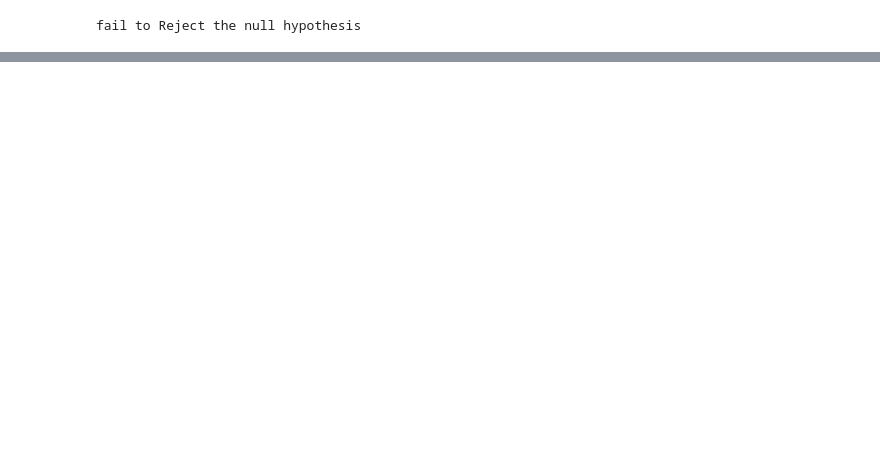
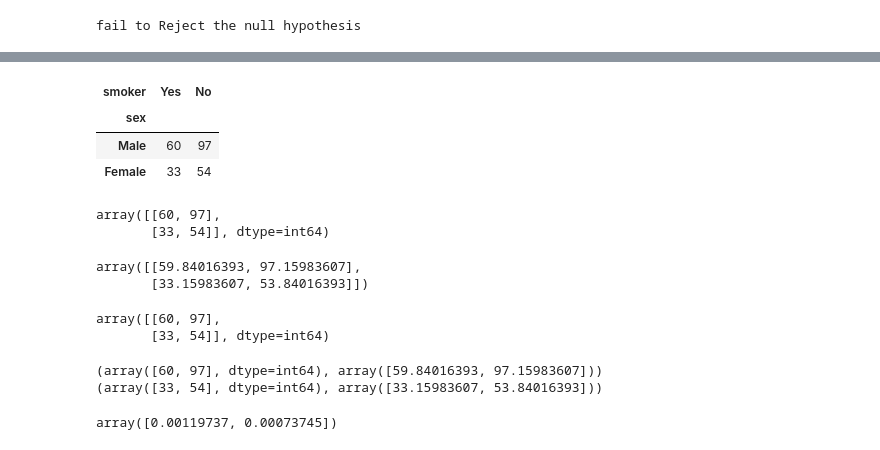
Before and after one commit to azaz9026/Python_library_NumPy, a Jupyter notebook: Stats Implementation/stats_implementation2.ipynb, the cells around one changed output, grey strips where cells are left out. Saved outputs shown, nothing was run; the diff lists cells and outputs as text; code cells hidden in the pictures; blank space fills up the shorter version.

```diff
--- a/Stats Implementation/stats_implementation2.ipynb
+++ b/Stats Implementation/stats_implementation2.ipynb
@@ -198,0 +291,44 @@ fail to Reject the null hypothesis
+# %%
+data_table = pd.crosstab(data['sex'] , data['smoker'])   # using chisquare chi_critical method--------------------------------
+data_table
+# %% [output]
+| smoker | Yes | No |
+| sex |  |  |
+| Male | 60 | 97 |
+| Female | 33 | 54 |
+# %%
+observed_values = data_table.values
+observed_values
+# %% [output]
+array([[60, 97],
+       [33, 54]], dtype=int64)
+# %%
+import scipy.stats as  stats
+
+stats_test , P_value , dof , expctd_values = stats.chi2_contingency(observed_values)
+
+expctd_values
+# %% [output]
+array([[59.84016393, 97.15983607],
+       [33.15983607, 53.84016393]])
+# %%
+observed_values
+# %% [output]
+array([[60, 97],
+       [33, 54]], dtype=int64)
+# %%
+dof = 1
+
+from scipy.stats import chi2
+
+for i in zip(observed_values , expctd_values):
+    print(i)
+# %% [output]
+(array([60, 97], dtype=int64), array([59.84016393, 97.15983607]))
+(array([33, 54], dtype=int64), array([33.15983607, 53.84016393]))
+# %%
+Chisquare_test =  sum([(o-e)**2/e for o,e in zip( observed_values , expctd_values )])
+
+Chisquare_test
+# %% [output]
+array([0.00119737, 0.00073745])
```
Also changed, not shown: parts of 35 cells of this notebook.
